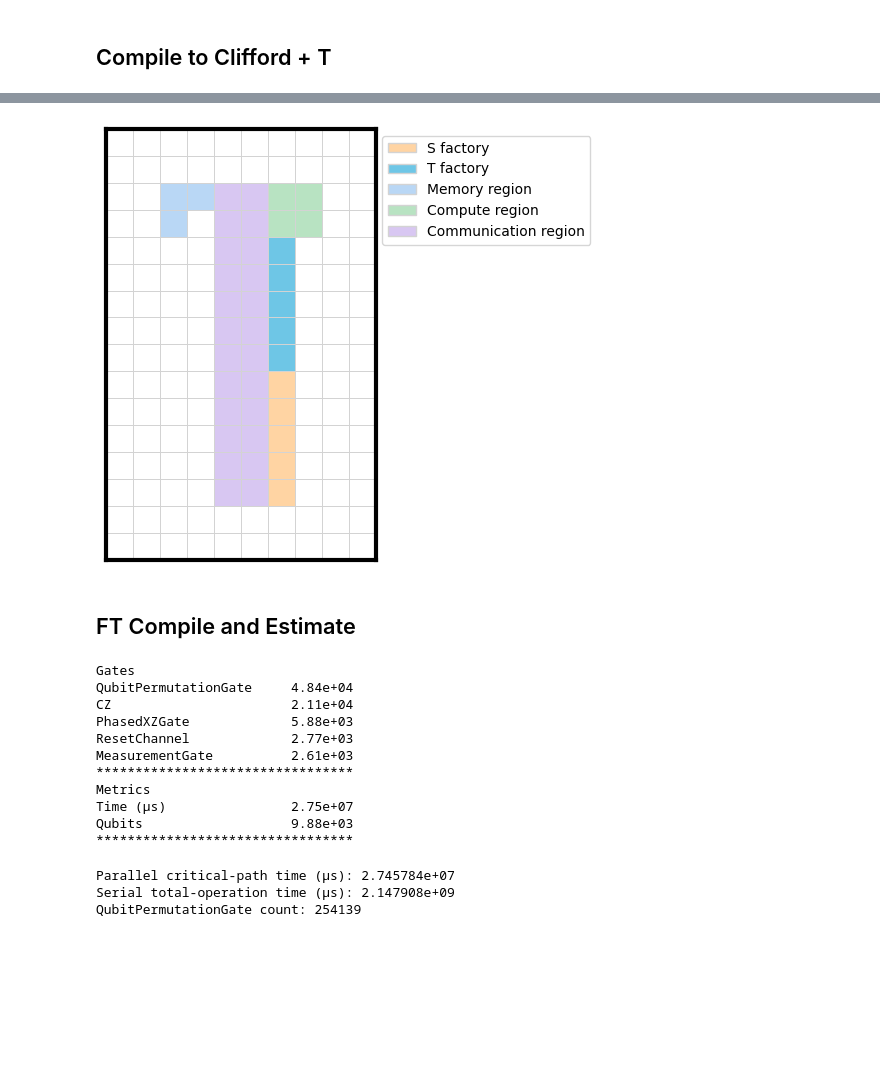
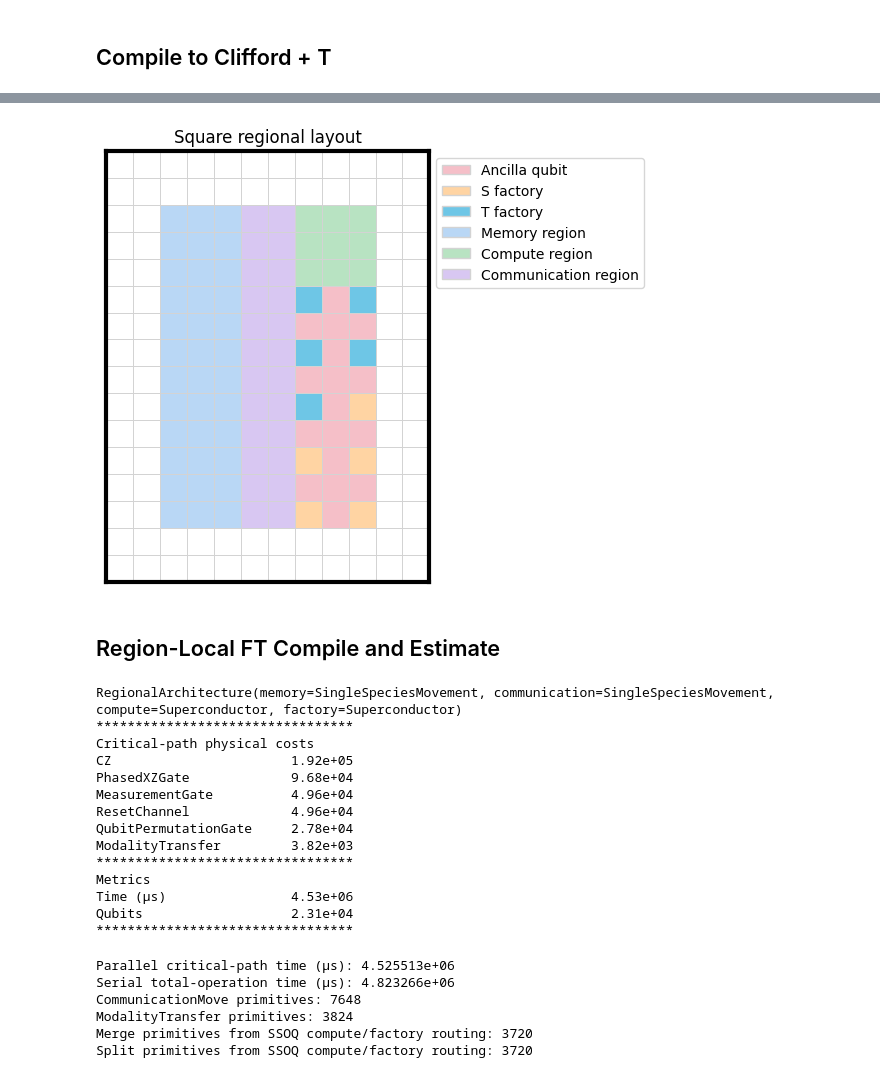
Before and after one commit to d-bharadwaj/HARQ-resource-superstaq, a Jupyter notebook: notebooks/HARQ_playground.ipynb, the cells around one changed output, grey strips where cells are left out. Saved outputs shown, nothing was run; the diff lists cells and outputs as text; code cells hidden in the pictures; blank space fills up the shorter version.

Commit message:
feat : draft heteogenous architecture resource costs

```diff
--- a/notebooks/HARQ_playground.ipynb
+++ b/notebooks/HARQ_playground.ipynb
@@ -18,7 +18,7 @@ warnings.filterwarnings("ignore", category=FutureWarning)
 
 The circuit is built from standard one- and two-qubit gates so it can be compiled into the Clifford + Rz and Clifford + T pipeline.
 # %%
-num_qubits = 3
+num_qubits = 10
 depth = 2
 rng = np.random.default_rng(7)
 
@@ -65,13 +79,13 @@ Logical qubits start in memory. Each operation is moved into a small compute reg
 # %%
-layout = res.layout.Heterogenous_MovementLayout(
+layout = res.layout.Square(
     input_circuit=synthesized_circuit,
     num_t_factories=5,
     num_s_factories=5,
     compute_capacity=4,
 )
-layout.visualize_layout()
+layout.visualize_layout(title="Square regional layout")
 # %% [output]
-[figure, old version]
+[figure, new version]
 # %% [markdown]
-## FT Compile and Estimate
+## Region-Local FT Compile and Estimate
 # %%
@@ -89,7 +104,9 @@ gate_cost = estimator.parallel_circuit_cost(primitive_circuit, pretty=True)
 circuit_time = estimator.parallel_circuit_time(primitive_circuit)
 physical_qubits = estimator.physical_qubits(primitive_circuit)
 # %%
-print("Gates")
+print(arch)
+print("*" * 33)
+print("Critical-path physical costs")
 for op, count in sorted(gate_cost.items(), key=lambda x: x[1], reverse=True):
     print(f"{op}{' ' * max(1, 25 - len(op))}{count:.2e}")
 print("*" * 33)
@@ -98,16 +115,19 @@ print(f"Time (μs){' ' * 16}{circuit_time:.2e}")
 print(f"Qubits{' ' * 19}{physical_qubits:.2e}")
 print("*" * 33)
 # %% [output]
-Gates
-QubitPermutationGate     4.84e+04
-CZ                       2.11e+04
-PhasedXZGate             5.88e+03
-ResetChannel             2.77e+03
-MeasurementGate          2.61e+03
+RegionalArchitecture(memory=SingleSpeciesMovement, communication=SingleSpeciesMovement, compute=Superconductor, factory=Superconductor)
+*********************************
+Critical-path physical costs
+CZ                       1.92e+05
+PhasedXZGate             9.68e+04
+MeasurementGate          4.96e+04
+ResetChannel             4.96e+04
+QubitPermutationGate     2.78e+04
+ModalityTransfer         3.82e+03
 *********************************
 Metrics
-Time (μs)                2.75e+07
-Qubits                   9.88e+03
+Time (μs)                4.53e+06
+Qubits                   2.31e+04
 *********************************
 # %%
 serial_counts = estimator.serial_circuit_cost(primitive_circuit, pretty=False)
@@ -120,8 +137,14 @@ parallel_time = estimator.parallel_circuit_time(primitive_circuit)
 # %%
 print(f"Parallel critical-path time (μs): {parallel_time:.6e}")
 print(f"Serial total-operation time (μs): {serial_time:.6e}")
-print(f"QubitPermutationGate count: {serial_counts.get(cirq.QubitPermutationGate, 0):.0f}")
+print(f"CommunicationMove primitives: {primitive_counts.get('CommunicationMove', 0)}")
+print(f"ModalityTransfer primitives: {primitive_counts.get('ModalityTransfer', 0)}")
+print(f"Merge primitives from SSOQ compute/factory routing: {primitive_counts.get('Merge', 0)}")
+print(f"Split primitives from SSOQ compute/factory routing: {primitive_counts.get('Split', 0)}")
 # %% [output]
-Parallel critical-path time (μs): 2.745784e+07
-Serial total-operation time (μs): 2.147908e+09
-QubitPermutationGate count: 254139
+Parallel critical-path time (μs): 4.525513e+06
+Serial total-operation time (μs): 4.823266e+06
+CommunicationMove primitives: 7648
+ModalityTransfer primitives: 3824
+Merge primitives from SSOQ compute/factory routing: 3720
+Split primitives from SSOQ compute/factory routing: 3720
```
Also changed, not shown: parts of 7 cells of this notebook, 11 other files.
